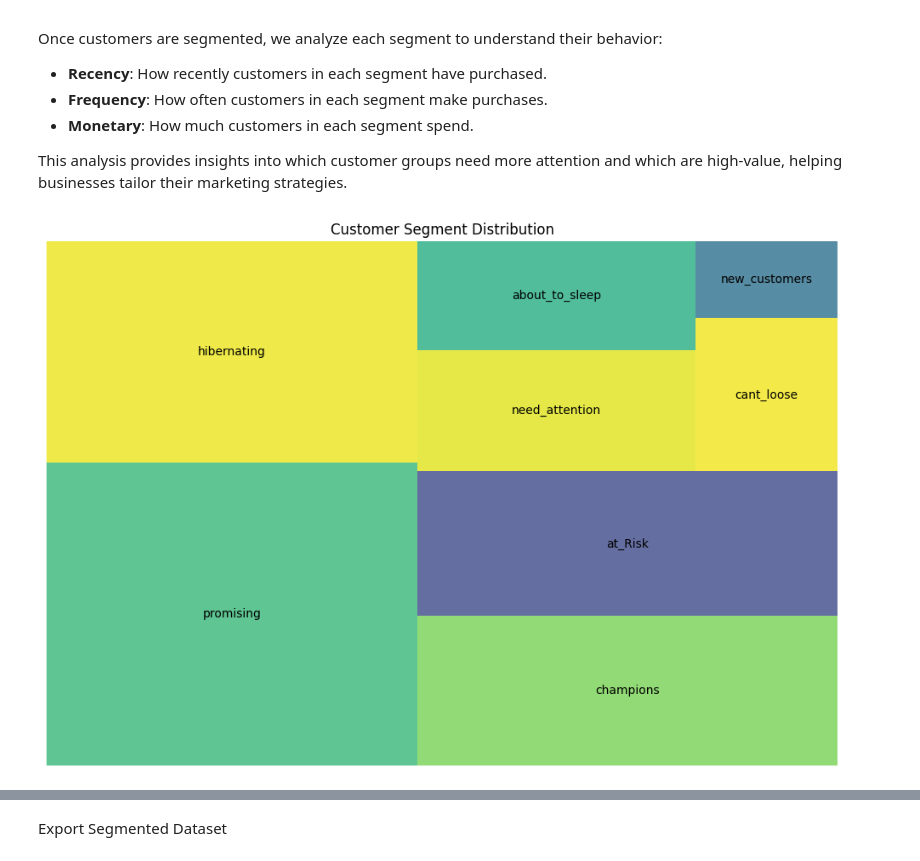
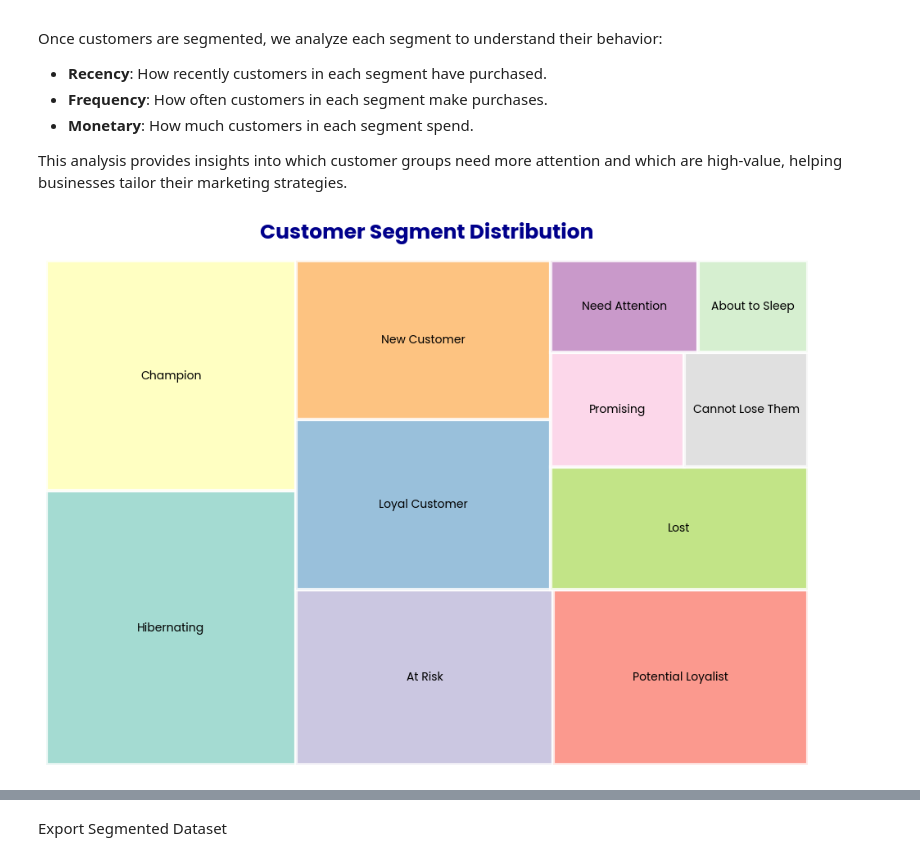
Before and after one commit to ABCDullahh/RFM-Segmentation-Online-Retail, a Jupyter notebook: RFM Online Retail Segmentation.ipynb, the cells around one changed output, grey strips where cells are left out. Saved outputs shown, nothing was run; the diff lists cells and outputs as text; code cells hidden in the pictures.

```diff
--- a/RFM Online Retail Segmentation.ipynb
+++ b/RFM Online Retail Segmentation.ipynb
@@ -74,8 +96,10 @@ import pandas as pd
 import numpy as np
 import datetime as dt
 import warnings
+warnings.filterwarnings('ignore')
 
-warnings.filterwarnings('ignore')
+from matplotlib import rcParams
+rcParams['font.family'] = 'Poppins'
 # %%
 df = pd.read_csv('Retail_Data_Transactions.csv')
 # %%
@@ -415,14 +460,34 @@ This analysis provides insights into which customer groups need more attention a
 # %%
 import squarify
 import matplotlib.pyplot as plt
+import seaborn as sns
 
-segment_counts = rfm_df['segment'].value_counts().reset_index()
-segment_counts.columns = ['segment', 'count']
+segment_counts = rfm_df['Customer Segment'].value_counts().reset_index()
+segment_counts.columns = ['Customer Segment', 'count']
+
+colors = sns.color_palette('Set3', len(segment_counts))
 
 plt.figure(figsize=(12, 8))
-squarify.plot(sizes=segment_counts['count'], label=segment_counts['segment'], alpha=0.8)
+squarify.plot(
+    sizes=segment_counts['count'],
+    label=segment_counts['Customer Segment'],
+    color=colors,
+    alpha=0.8,
+    edgecolor='white',
+    linewidth=3
+)
+
 plt.axis('off')
-plt.title('Customer Segment Distribution')
+
+plt.title(
+    'Customer Segment Distribution',
+    fontsize=18,
+    fontweight='bold',
+    color='darkblue',
+    pad=20
+)
+
+# Display the plot
 plt.show()
 # %% [output]
-[figure, old version]
+[figure, new version]
```
Also changed, not shown: parts of 13 cells of this notebook.
